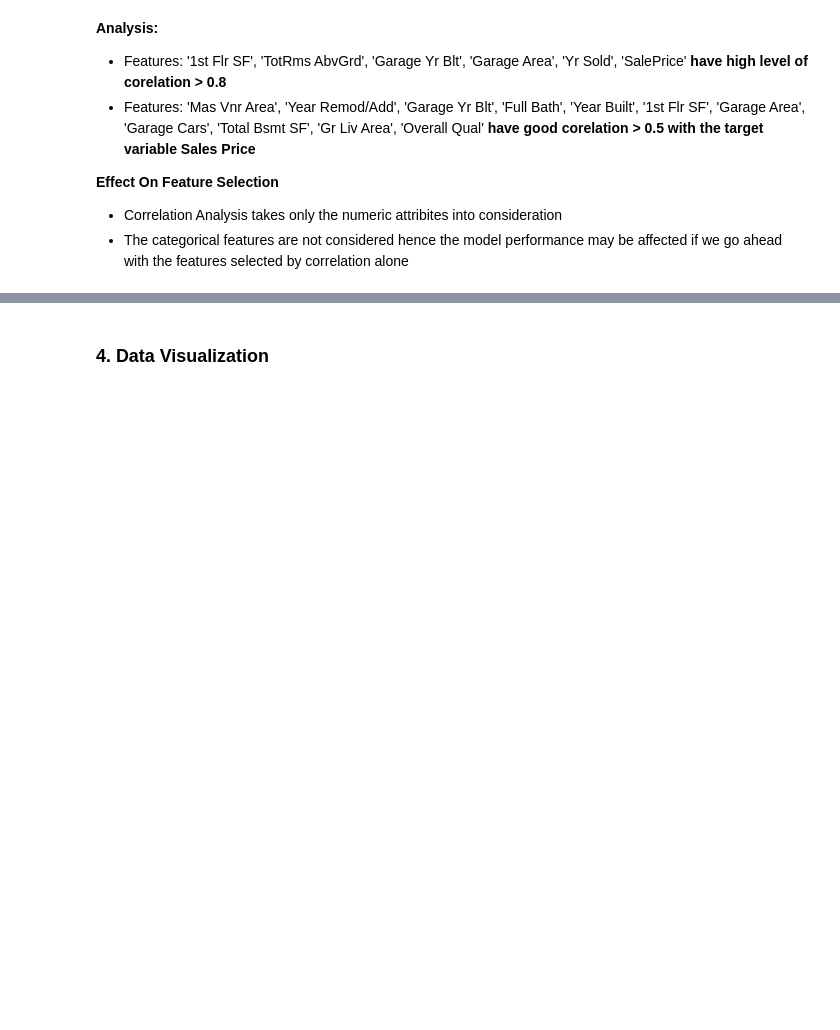
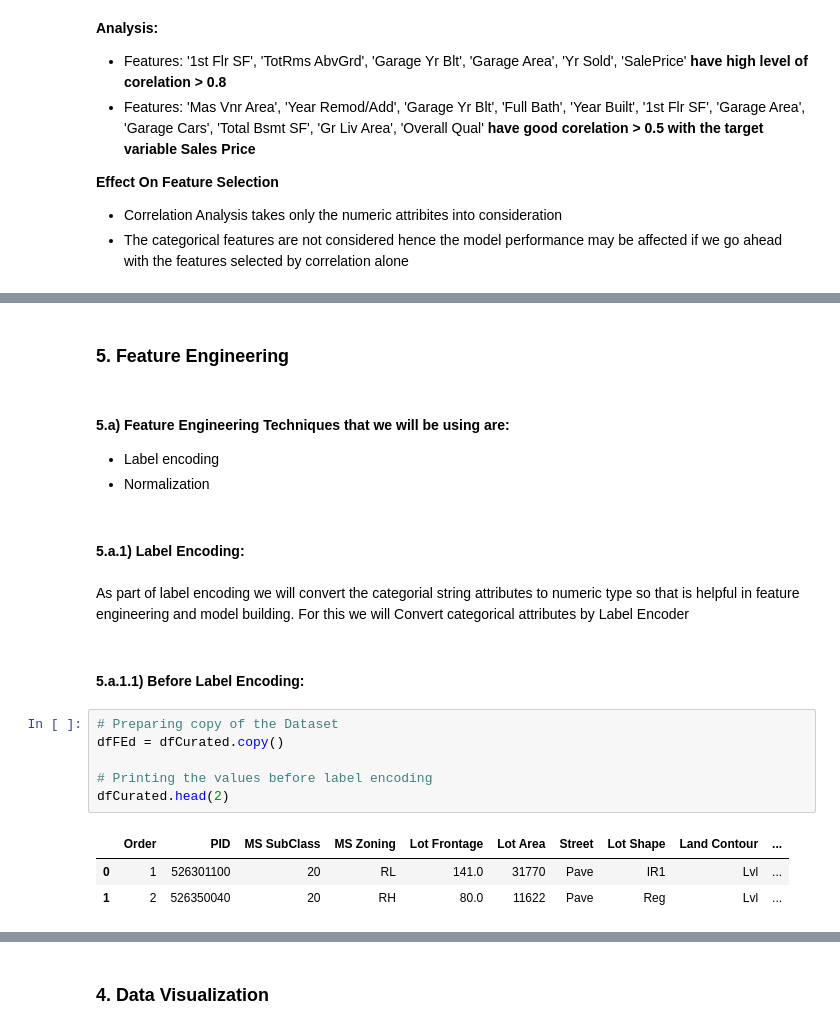
Before and after one commit to nithinkrishnan/ml-assgn, a Jupyter notebook: Group49_HousingDataset.ipynb, the cells around one changed output, grey strips where cells are left out. Saved outputs shown, nothing was run; the diff lists cells and outputs as text; blank space fills up the shorter version.

Commit message:
Added feature Engineering

```diff
--- a/Group49_HousingDataset.ipynb
+++ b/Group49_HousingDataset.ipynb
@@ -486,0 +473,23 @@ dfProccessed.shape
+# %% [markdown]
+<h3>5. Feature Engineering</h3>
+# %% [markdown]
+<h4>5.a) Feature Engineering Techniques that we will be using are:</h4>
+
+- Label encoding
+- Normalization
+# %% [markdown]
+<h4>5.a.1) Label Encoding:</h4>
+# %% [markdown]
+As part of label encoding we will convert the categorial string attributes to numeric type so that is helpful in feature engineering and model building. For this we will Convert categorical attributes by Label Encoder
+# %% [markdown]
+<h4>5.a.1.1) Before Label Encoding:</h4>
+# %%
+# Preparing copy of the Dataset
+dfFEd = dfCurated.copy()
+
+# Printing the values before label encoding
+dfCurated.head(2)
+# %% [output]
+|  | Order | PID | MS SubClass | MS Zoning | Lot Frontage | Lot Area | Street | Lot Shape | Land Contour | ... |
+| 0 | 1 | 526301100 | 20 | RL | 141.0 | 31770 | Pave | IR1 | Lvl | ... |
+| 1 | 2 | 526350040 | 20 | RH | 80.0 | 11622 | Pave | Reg | Lvl | ... |
```
Also changed, not shown: parts of 9 cells of this notebook, 1 other file.
